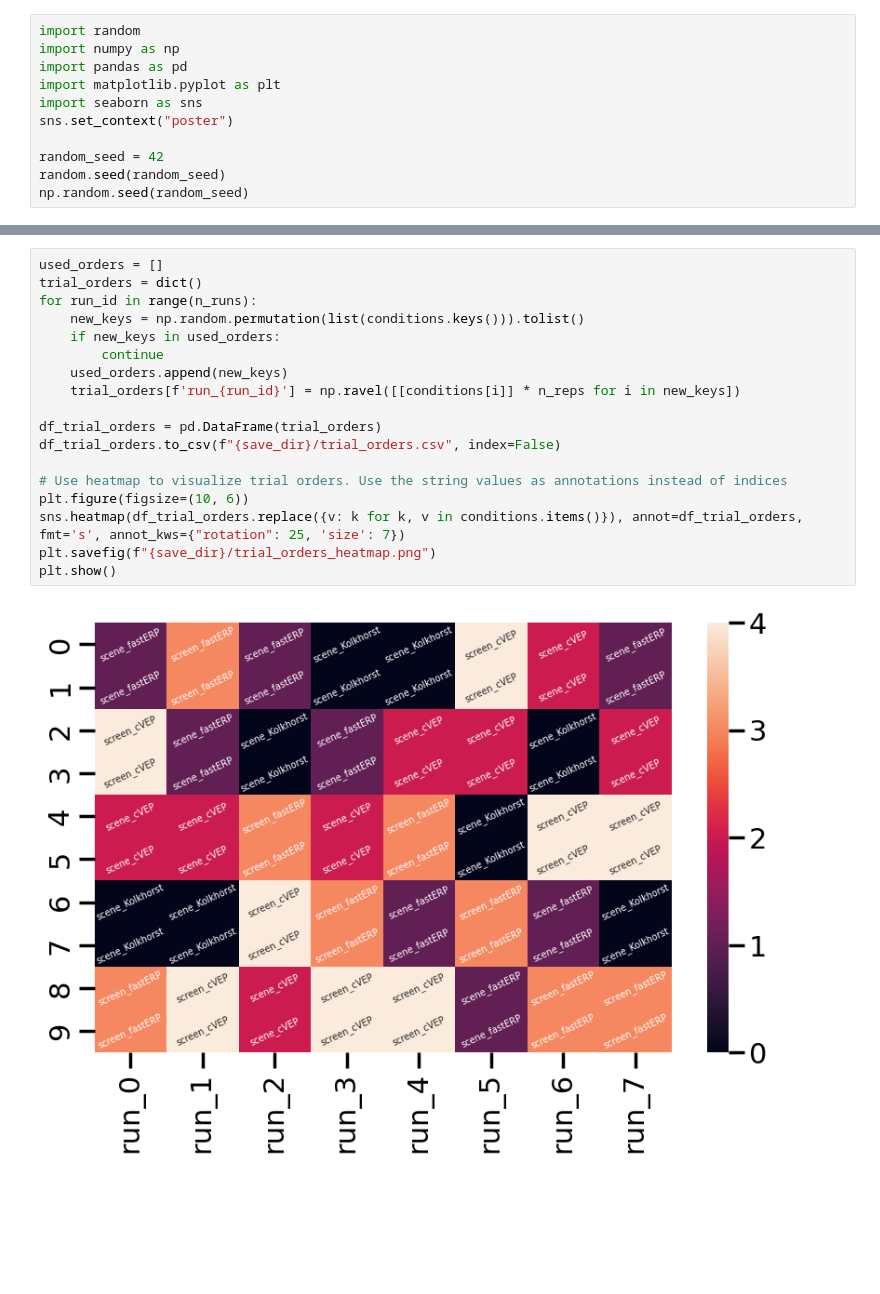
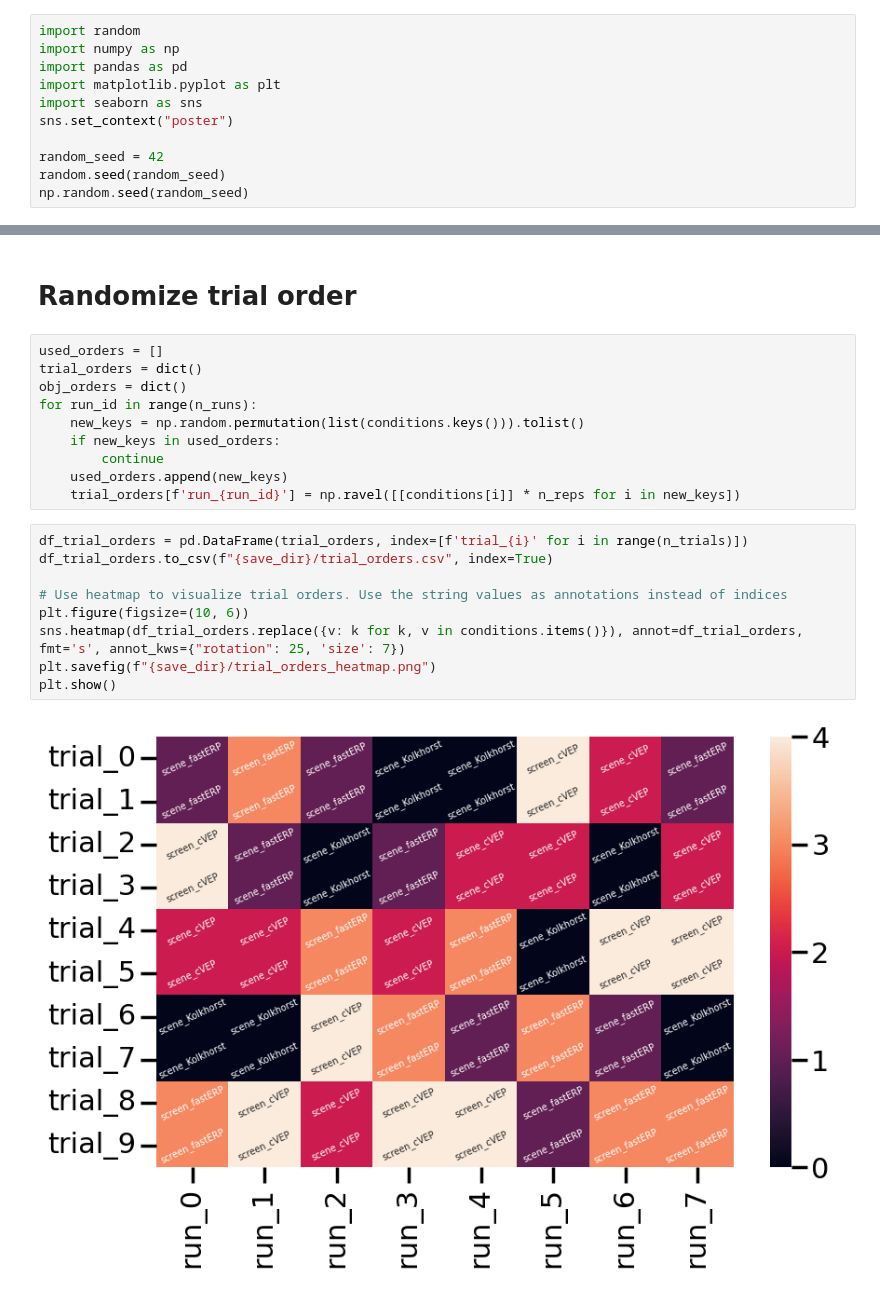
Before and after one commit to amar-enkhbat/codebook_generator, a Jupyter notebook: trial_randomizer.ipynb, the cells around one changed output, grey strips where cells are left out. Saved outputs shown, nothing was run; the diff lists cells and outputs as text; blank space fills up the shorter version.

Commit message:
add randomized orders

```diff
--- a/trial_randomizer.ipynb
+++ b/trial_randomizer.ipynb
@@ -21,23 +32,26 @@ conditions = {
 n_reps = 2
 n_trials = n_reps * len(conditions)
 save_dir = './config'
+# %% [markdown]
+# Randomize trial order
+# %%
+used_orders = []
+trial_orders = dict()
+obj_orders = dict()
+for run_id in range(n_runs):
+    new_keys = np.random.permutation(list(conditions.keys())).tolist()
+    if new_keys in used_orders:
+        continue
+    used_orders.append(new_keys)
+    trial_orders[f'run_{run_id}'] = np.ravel([[conditions[i]] * n_reps for i in new_keys])
 # %%
-used_orders = []
-trial_orders = dict()
-for run_id in range(n_runs):
-    new_keys = np.random.permutation(list(conditions.keys())).tolist()
-    if new_keys in used_orders:
-        continue
-    used_orders.append(new_keys)
-    trial_orders[f'run_{run_id}'] = np.ravel([[conditions[i]] * n_reps for i in new_keys])
-
-df_trial_orders = pd.DataFrame(trial_orders)
-df_trial_orders.to_csv(f"{save_dir}/trial_orders.csv", index=False)
+df_trial_orders = pd.DataFrame(trial_orders, index=[f'trial_{i}' for i in range(n_trials)])
+df_trial_orders.to_csv(f"{save_dir}/trial_orders.csv", index=True)
 
 # Use heatmap to visualize trial orders. Use the string values as annotations instead of indices
 plt.figure(figsize=(10, 6))
 sns.heatmap(df_trial_orders.replace({v: k for k, v in conditions.items()}), annot=df_trial_orders, fmt='s', annot_kws={"rotation": 25, 'size': 7})
 plt.savefig(f"{save_dir}/trial_orders_heatmap.png")
 plt.show()
 # %% [output]
-[figure, old version]
+[figure, new version]
```
Also changed, not shown: parts of 5 cells of this notebook, 4 other files.
